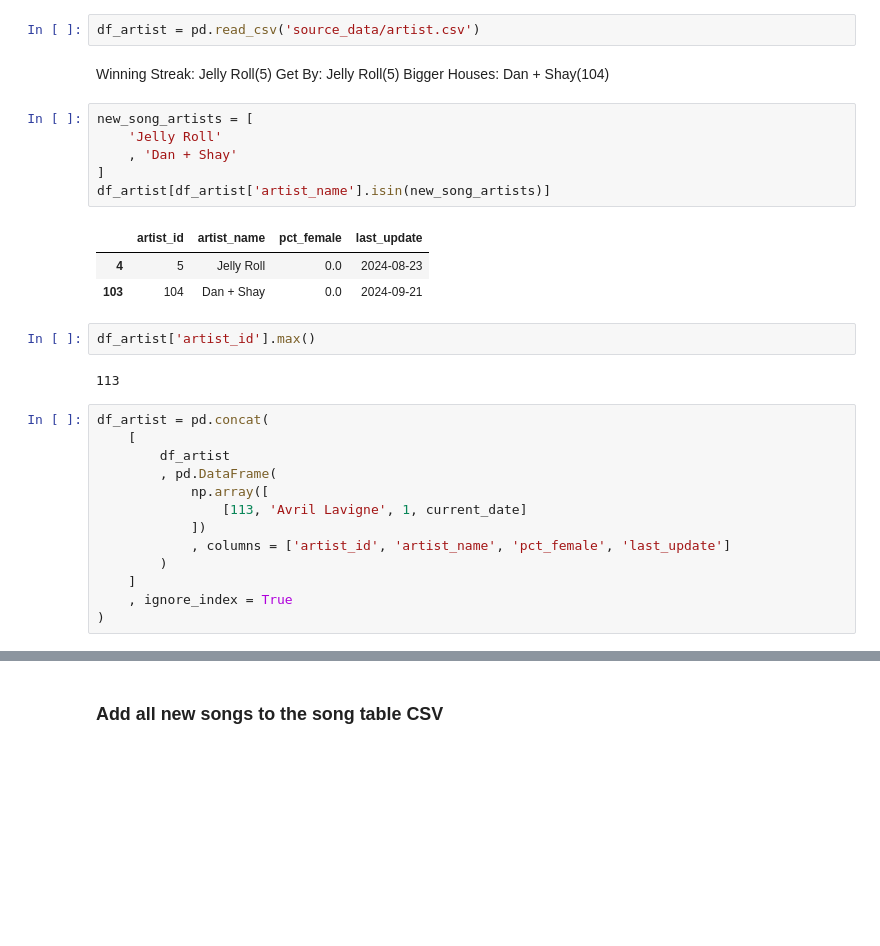
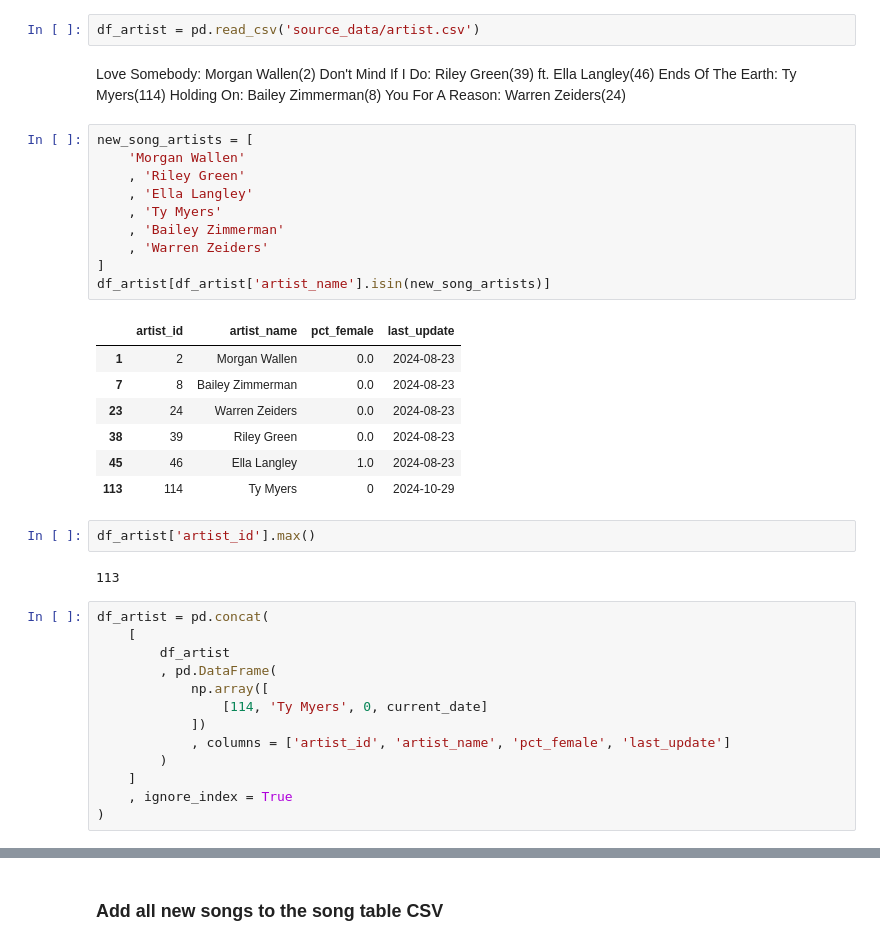
Before and after one commit to jwmanahan/billboard, a Jupyter notebook: add_new_week.ipynb, the cells around one changed output, grey strips where cells are left out. Drawn from its saved outputs; the diff is of its cells as text; blank space fills up the shorter version.

```diff
--- a/add_new_week.ipynb
+++ b/add_new_week.ipynb
@@ -150,19 +147,29 @@ print(list(new_song_to_rank.keys()))
 # %%
 df_artist = pd.read_csv('source_data/artist.csv')
 # %% [markdown]
-Winning Streak: Jelly Roll(5)
-Get By: Jelly Roll(5)
-Bigger Houses: Dan + Shay(104)
+Love Somebody: Morgan Wallen(2)
+Don't Mind If I Do: Riley Green(39) ft. Ella Langley(46)
+Ends Of The Earth: Ty Myers(114)
+Holding On: Bailey Zimmerman(8)
+You For A Reason: Warren Zeiders(24)
 # %%
 new_song_artists = [
-    'Jelly Roll'
-    , 'Dan + Shay'
+    'Morgan Wallen'
+    , 'Riley Green'
+    , 'Ella Langley'
+    , 'Ty Myers'
+    , 'Bailey Zimmerman'
+    , 'Warren Zeiders'
 ]
 df_artist[df_artist['artist_name'].isin(new_song_artists)]
 # %% [output]
 |  | artist_id | artist_name | pct_female | last_update |
-| 4 | 5 | Jelly Roll | 0.0 | 2024-08-23 |
-| 103 | 104 | Dan + Shay | 0.0 | 2024-09-21 |
+| 1 | 2 | Morgan Wallen | 0.0 | 2024-08-23 |
+| 7 | 8 | Bailey Zimmerman | 0.0 | 2024-08-23 |
+| 23 | 24 | Warren Zeiders | 0.0 | 2024-08-23 |
+| 38 | 39 | Riley Green | 0.0 | 2024-08-23 |
+| 45 | 46 | Ella Langley | 1.0 | 2024-08-23 |
+| 113 | 114 | Ty Myers | 0 | 2024-10-29 |
 # %%
 df_artist['artist_id'].max()
 # %% [output]
@@ -173,7 +180,7 @@ df_artist = pd.concat(
         df_artist
         , pd.DataFrame(
             np.array([
-                [113, 'Avril Lavigne', 1, current_date]
+                [114, 'Ty Myers', 0, current_date]
             ])
             , columns = ['artist_id', 'artist_name', 'pct_female', 'last_update']
         )
```
Also changed, not shown: parts of 27 cells of this notebook, 5 other files.
